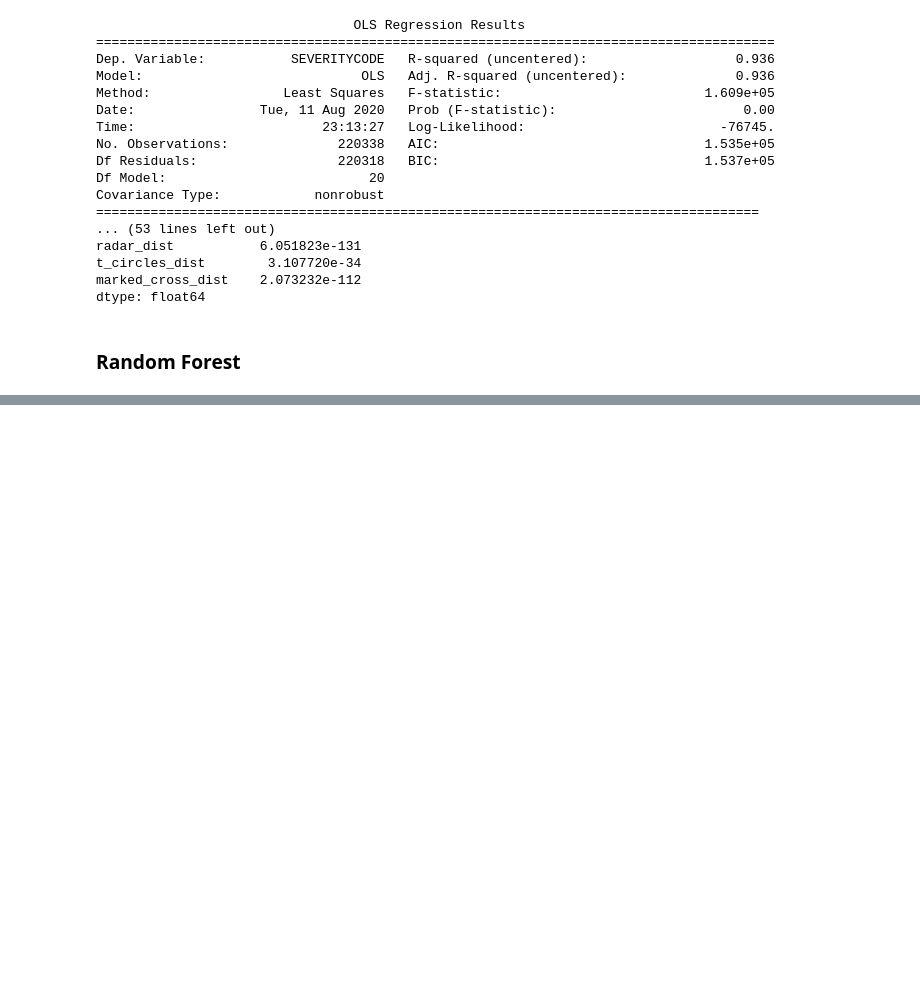
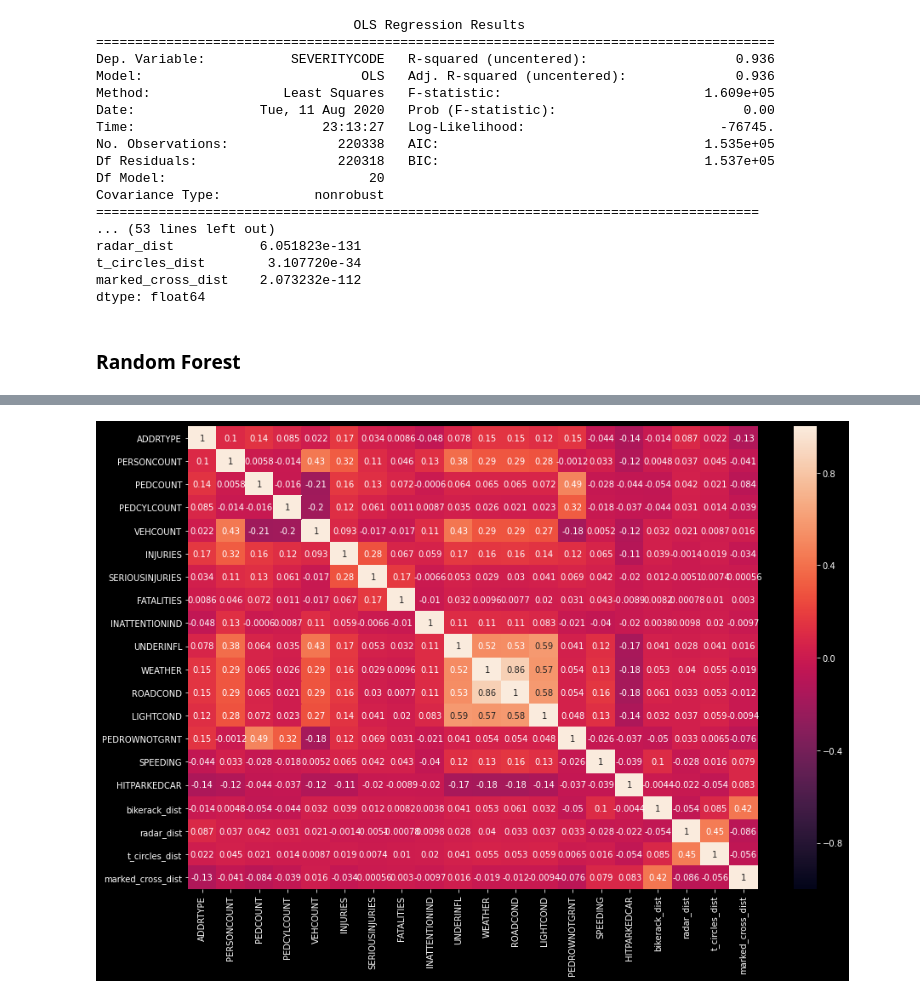
Before and after one commit to DataCircles/traffic_collisions_ml_team1, a Jupyter notebook: notebooks/cindy_model1.ipynb, the cells around one changed output, grey strips where cells are left out. Saved outputs shown, nothing was run; the diff lists cells and outputs as text; code cells hidden in the pictures; blank space fills up the shorter version.

```diff
--- a/notebooks/cindy_model1.ipynb
+++ b/notebooks/cindy_model1.ipynb
@@ -506,0 +571,6 @@ x2 = data
+# %%
+fig, ax = plt.subplots(figsize=(15,10))
+
+ax = sns.heatmap(data.corr(), annot=True, vmin=-1, vmax=1);
+# %% [output]
+[figure, added]
```
Also changed, not shown: parts of 13 cells of this notebook.
